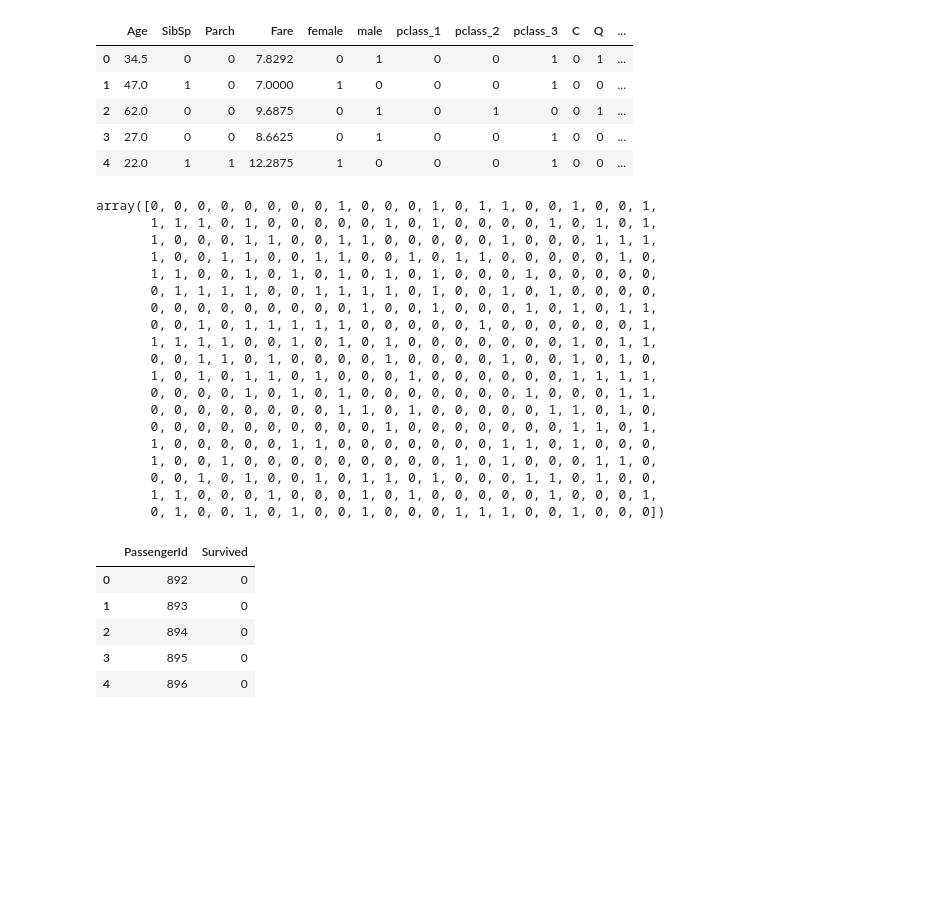
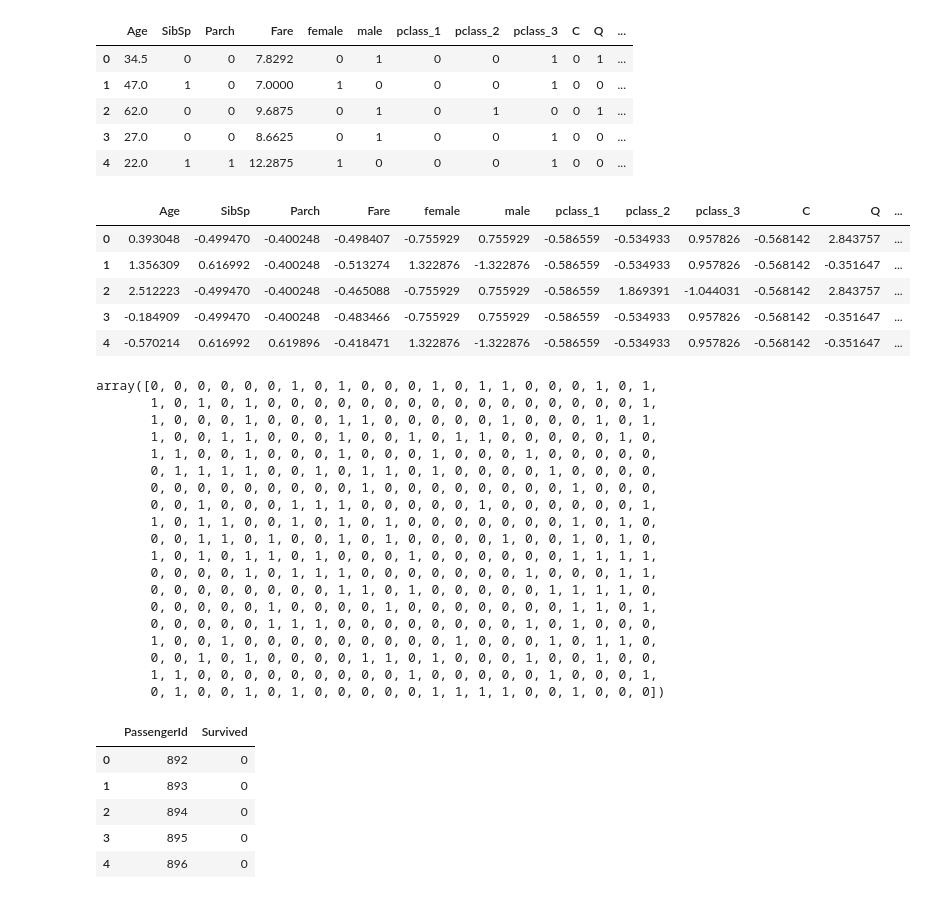
Before and after one commit to Nikhil-Jagtap619/Titanic-survival-, a Jupyter notebook: titanic.ipynb, the cells around one changed output. Cells and saved outputs as stored; diff of their text form; code cells hidden in the pictures; blank space fills up the shorter version.

```diff
--- a/titanic.ipynb
+++ b/titanic.ipynb
@@ -476,29 +521,39 @@ test_data.head()
 | 2 | 62.0 | 0 | 0 | 9.6875 | 0 | 1 | 0 | 1 | 0 | 0 | 1 | ... |
 | 3 | 27.0 | 0 | 0 | 8.6625 | 0 | 1 | 0 | 0 | 1 | 0 | 0 | ... |
 | 4 | 22.0 | 1 | 1 | 12.2875 | 1 | 0 | 0 | 0 | 1 | 0 | 0 | ... |
+# %%
+scaled_test = pd.DataFrame(scaler.fit_transform(test_data), columns=test_data.columns)
+scaled_test.head()
+# %% [output]
+|  | Age | SibSp | Parch | Fare | female | male | pclass_1 | pclass_2 | pclass_3 | C | Q | ... |
+| 0 | 0.393048 | -0.499470 | -0.400248 | -0.498407 | -0.755929 | 0.755929 | -0.586559 | -0.534933 | 0.957826 | -0.568142 | 2.843757 | ... |
+| 1 | 1.356309 | 0.616992 | -0.400248 | -0.513274 | 1.322876 | -1.322876 | -0.586559 | -0.534933 | 0.957826 | -0.568142 | -0.351647 | ... |
+| 2 | 2.512223 | -0.499470 | -0.400248 | -0.465088 | -0.755929 | 0.755929 | -0.586559 | 1.869391 | -1.044031 | -0.568142 | 2.843757 | ... |
+| 3 | -0.184909 | -0.499470 | -0.400248 | -0.483466 | -0.755929 | 0.755929 | -0.586559 | -0.534933 | 0.957826 | -0.568142 | -0.351647 | ... |
+| 4 | -0.570214 | 0.616992 | 0.619896 | -0.418471 | 1.322876 | -1.322876 | -0.586559 | -0.534933 | 0.957826 | -0.568142 | -0.351647 | ... |
 # %%
-prediction = gbc2.predict(test_data)
+prediction = xgb.predict(scaled_test)
 prediction
 # %% [output]
-array([0, 0, 0, 0, 0, 0, 0, 0, 1, 0, 0, 0, 1, 0, 1, 1, 0, 0, 1, 0, 0, 1,
-       1, 1, 1, 0, 1, 0, 0, 0, 0, 0, 1, 0, 1, 0, 0, 0, 0, 1, 0, 1, 0, 1,
-       1, 0, 0, 0, 1, 1, 0, 0, 1, 1, 0, 0, 0, 0, 0, 1, 0, 0, 0, 1, 1, 1,
-       1, 0, 0, 1, 1, 0, 0, 1, 1, 0, 0, 1, 0, 1, 1, 0, 0, 0, 0, 0, 1, 0,
-       1, 1, 0, 0, 1, 0, 1, 0, 1, 0, 1, 0, 1, 0, 0, 0, 1, 0, 0, 0, 0, 0,
-       0, 1, 1, 1, 1, 0, 0, 1, 1, 1, 1, 0, 1, 0, 0, 1, 0, 1, 0, 0, 0, 0,
-       0, 0, 0, 0, 0, 0, 0, 0, 0, 1, 0, 0, 1, 0, 0, 0, 1, 0, 1, 0, 1, 1,
-       0, 0, 1, 0, 1, 1, 1, 1, 1, 0, 0, 0, 0, 0, 1, 0, 0, 0, 0, 0, 0, 1,
-       1, 1, 1, 1, 0, 0, 1, 0, 1, 0, 1, 0, 0, 0, 0, 0, 0, 0, 1, 0, 1, 1,
-       0, 0, 1, 1, 0, 1, 0, 0, 0, 0, 1, 0, 0, 0, 0, 1, 0, 0, 1, 0, 1, 0,
+array([0, 0, 0, 0, 0, 0, 1, 0, 1, 0, 0, 0, 1, 0, 1, 1, 0, 0, 0, 1, 0, 1,
+       1, 0, 1, 0, 1, 0, 0, 0, 0, 0, 0, 0, 0, 0, 0, 0, 0, 0, 0, 0, 0, 1,
+       1, 0, 0, 0, 1, 0, 0, 0, 1, 1, 0, 0, 0, 0, 0, 1, 0, 0, 0, 1, 0, 1,
+       1, 0, 0, 1, 1, 0, 0, 0, 1, 0, 0, 1, 0, 1, 1, 0, 0, 0, 0, 0, 1, 0,
+       1, 1, 0, 0, 1, 0, 0, 0, 1, 0, 0, 0, 1, 0, 0, 0, 1, 0, 0, 0, 0, 0,
+       0, 1, 1, 1, 1, 0, 0, 1, 0, 1, 1, 0, 1, 0, 0, 0, 0, 1, 0, 0, 0, 0,
+       0, 0, 0, 0, 0, 0, 0, 0, 0, 1, 0, 0, 0, 0, 0, 0, 0, 0, 1, 0, 0, 0,
+       0, 0, 1, 0, 0, 0, 1, 1, 1, 0, 0, 0, 0, 0, 1, 0, 0, 0, 0, 0, 0, 1,
+       1, 0, 1, 1, 0, 0, 1, 0, 1, 0, 1, 0, 0, 0, 0, 0, 0, 0, 1, 0, 1, 0,
+       0, 0, 1, 1, 0, 1, 0, 0, 1, 0, 1, 0, 0, 0, 0, 1, 0, 0, 1, 0, 1, 0,
        1, 0, 1, 0, 1, 1, 0, 1, 0, 0, 0, 1, 0, 0, 0, 0, 0, 0, 1, 1, 1, 1,
-       0, 0, 0, 0, 1, 0, 1, 0, 1, 0, 0, 0, 0, 0, 0, 0, 1, 0, 0, 0, 1, 1,
-       0, 0, 0, 0, 0, 0, 0, 0, 1, 1, 0, 1, 0, 0, 0, 0, 0, 1, 1, 0, 1, 0,
-       0, 0, 0, 0, 0, 0, 0, 0, 0, 0, 1, 0, 0, 0, 0, 0, 0, 0, 1, 1, 0, 1,
-       1, 0, 0, 0, 0, 0, 1, 1, 0, 0, 0, 0, 0, 0, 0, 1, 1, 0, 1, 0, 0, 0,
-       1, 0, 0, 1, 0, 0, 0, 0, 0, 0, 0, 0, 0, 1, 0, 1, 0, 0, 0, 1, 1, 0,
-       0, 0, 1, 0, 1, 0, 0, 1, 0, 1, 1, 0, 1, 0, 0, 0, 1, 1, 0, 1, 0, 0,
-       1, 1, 0, 0, 0, 1, 0, 0, 0, 1, 0, 1, 0, 0, 0, 0, 0, 1, 0, 0, 0, 1,
-       0, 1, 0, 0, 1, 0, 1, 0, 0, 1, 0, 0, 0, 1, 1, 1, 0, 0, 1, 0, 0, 0])
+       0, 0, 0, 0, 1, 0, 1, 1, 1, 0, 0, 0, 0, 0, 0, 0, 1, 0, 0, 0, 1, 1,
+       0, 0, 0, 0, 0, 0, 0, 0, 1, 1, 0, 1, 0, 0, 0, 0, 0, 1, 1, 1, 1, 0,
+       0, 0, 0, 0, 0, 1, 0, 0, 0, 0, 1, 0, 0, 0, 0, 0, 0, 0, 1, 1, 0, 1,
+       0, 0, 0, 0, 0, 1, 1, 1, 0, 0, 0, 0, 0, 0, 0, 0, 1, 0, 1, 0, 0, 0,
+       1, 0, 0, 1, 0, 0, 0, 0, 0, 0, 0, 0, 0, 1, 0, 0, 0, 1, 0, 1, 1, 0,
+       0, 0, 1, 0, 1, 0, 0, 0, 0, 1, 1, 0, 1, 0, 0, 0, 1, 0, 0, 1, 0, 0,
+       1, 1, 0, 0, 0, 0, 0, 0, 0, 0, 0, 1, 0, 0, 0, 0, 0, 1, 0, 0, 0, 1,
+       0, 1, 0, 0, 1, 0, 1, 0, 0, 0, 0, 0, 1, 1, 1, 1, 0, 0, 1, 0, 0, 0])
 # %%
 sub = pd.DataFrame({"PassengerId": passenger, "Survived": prediction})
 sub.to_csv("Submission.csv", index=False)
```
Also changed, not shown: parts of 10 cells of this notebook.
